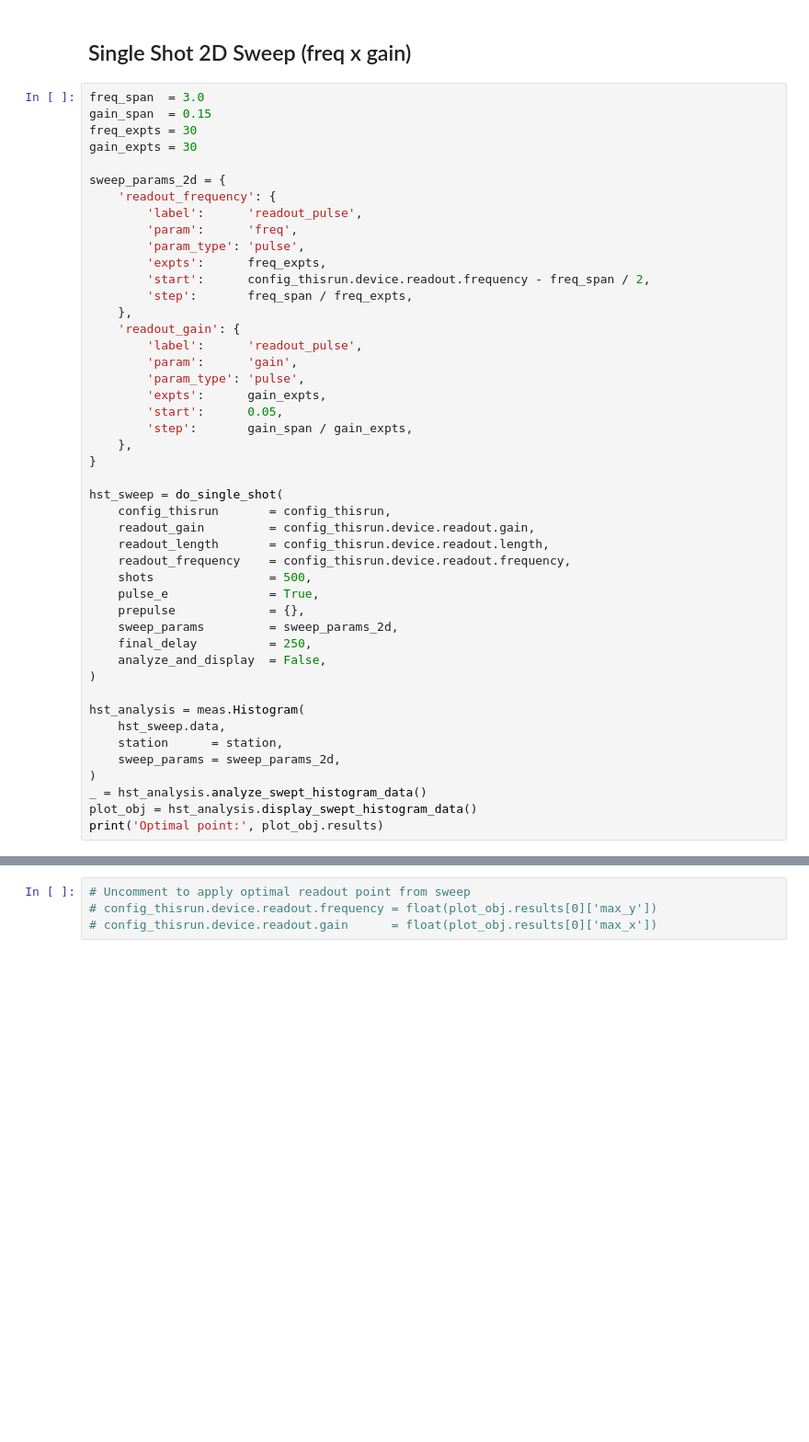
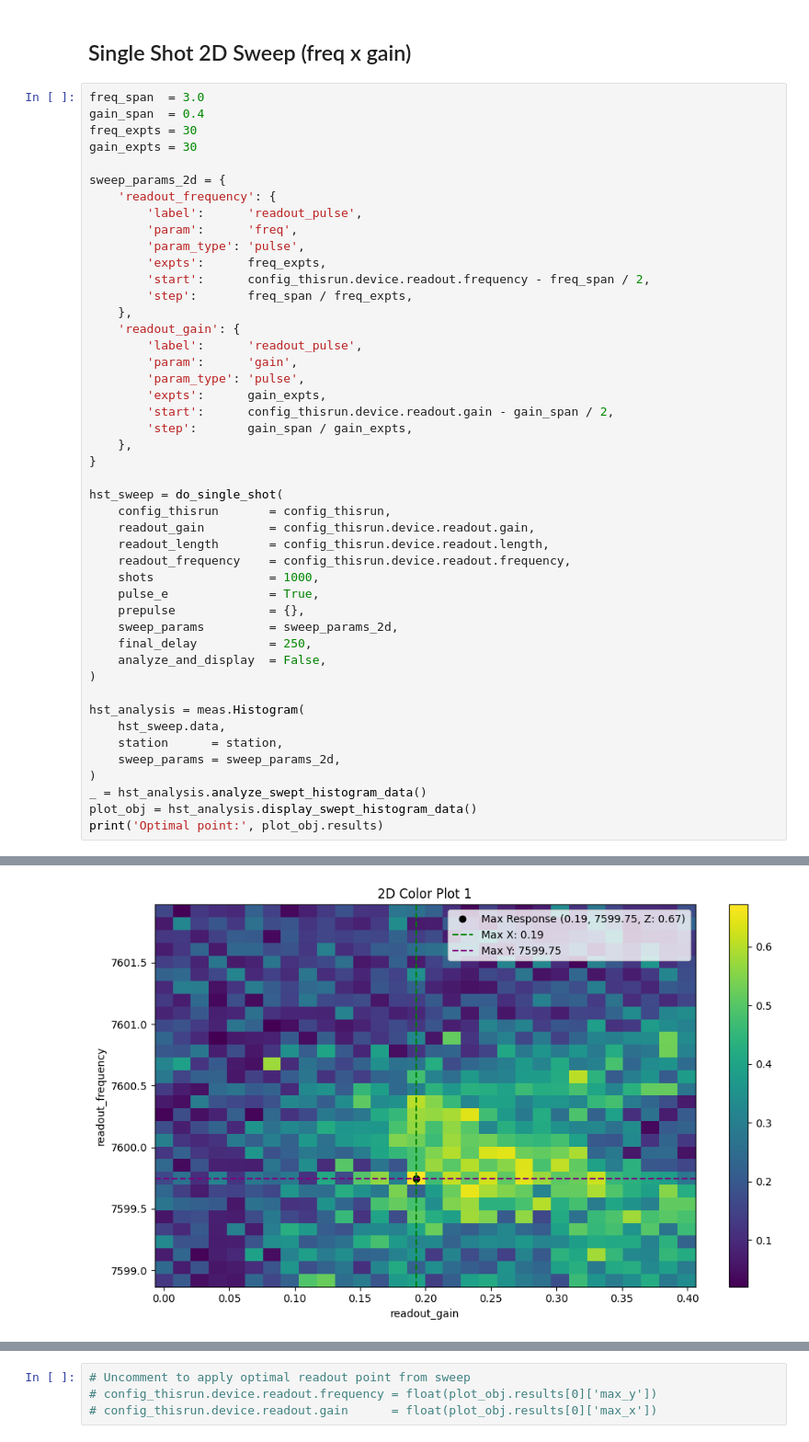
Before and after one commit to SchusterLab/multimode_expts_tprocv2, a Jupyter notebook: measurement_notebooks/device_characterization/nb_readout_ipynb.ipynb, the cells around one changed output, grey strips where cells are left out. Shown at 92% size. Saved outputs shown, nothing was run; the diff lists cells and outputs as text; blank space fills up the shorter version.

```diff
--- a/measurement_notebooks/device_characterization/nb_readout_ipynb.ipynb
+++ b/measurement_notebooks/device_characterization/nb_readout_ipynb.ipynb
@@ -218,7 +342,7 @@ hst = do_single_shot(
 ## Single Shot 2D Sweep (freq x gain)
 # %%
 freq_span  = 3.0
-gain_span  = 0.15
+gain_span  = 0.4
 freq_expts = 30
 gain_expts = 30
 
@@ -236,7 +360,7 @@ sweep_params_2d = {
         'param':      'gain',
         'param_type': 'pulse',
         'expts':      gain_expts,
-        'start':      0.05,
+        'start':      config_thisrun.device.readout.gain - gain_span / 2,
         'step':       gain_span / gain_expts,
     },
 }
@@ -246,7 +370,7 @@ hst_sweep = do_single_shot(
     readout_gain         = config_thisrun.device.readout.gain,
     readout_length       = config_thisrun.device.readout.length,
     readout_frequency    = config_thisrun.device.readout.frequency,
-    shots                = 500,
+    shots                = 1000,
     pulse_e              = True,
     prepulse             = {},
     sweep_params         = sweep_params_2d,
@@ -262,3 +386,4 @@ hst_analysis = meas.Histogram(
 _ = hst_analysis.analyze_swept_histogram_data()
 plot_obj = hst_analysis.display_swept_histogram_data()
 print('Optimal point:', plot_obj.results)
+# %% [output]
@@ -264,0 +413 @@ print('Optimal point:', plot_obj.results)
+[figure, added]
```
Also changed, not shown: parts of 24 cells of this notebook, 29 other files.
